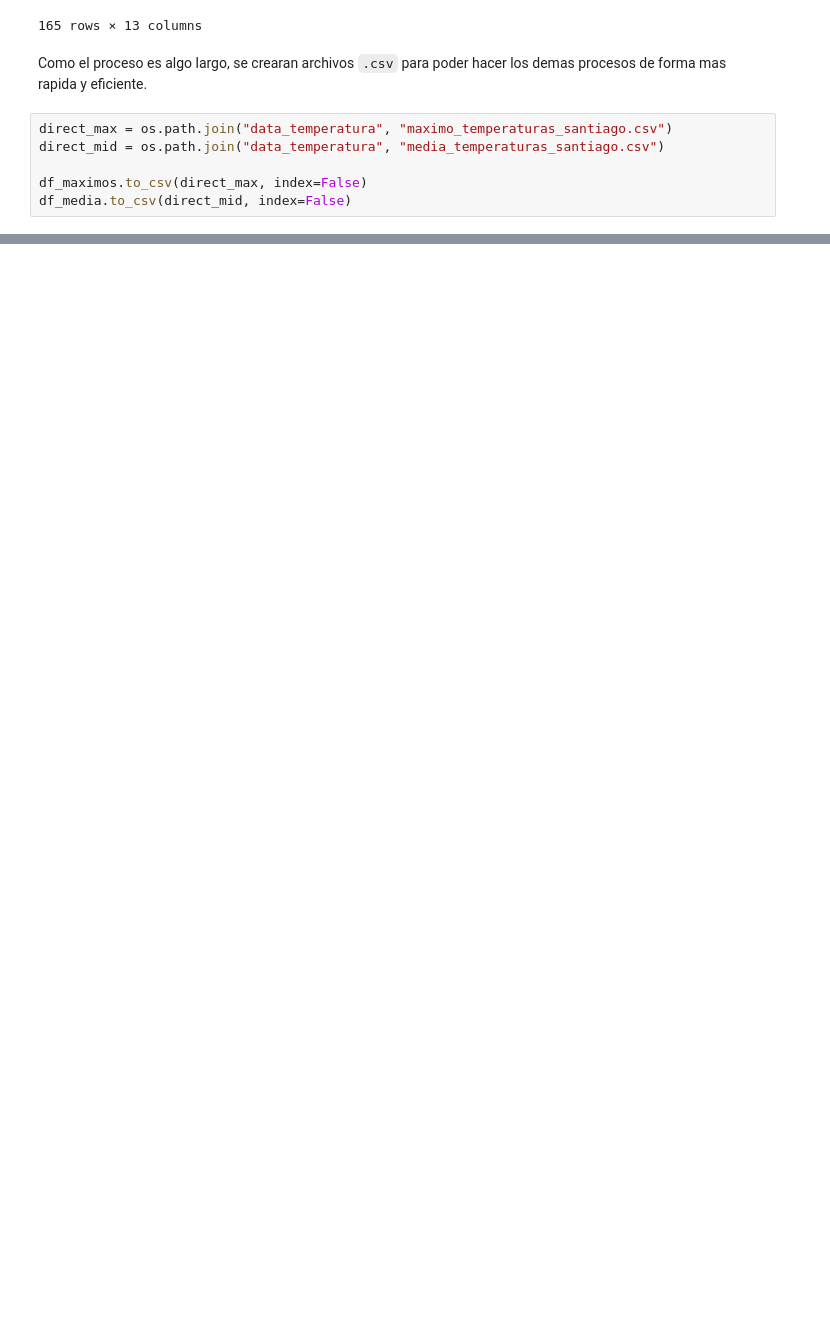
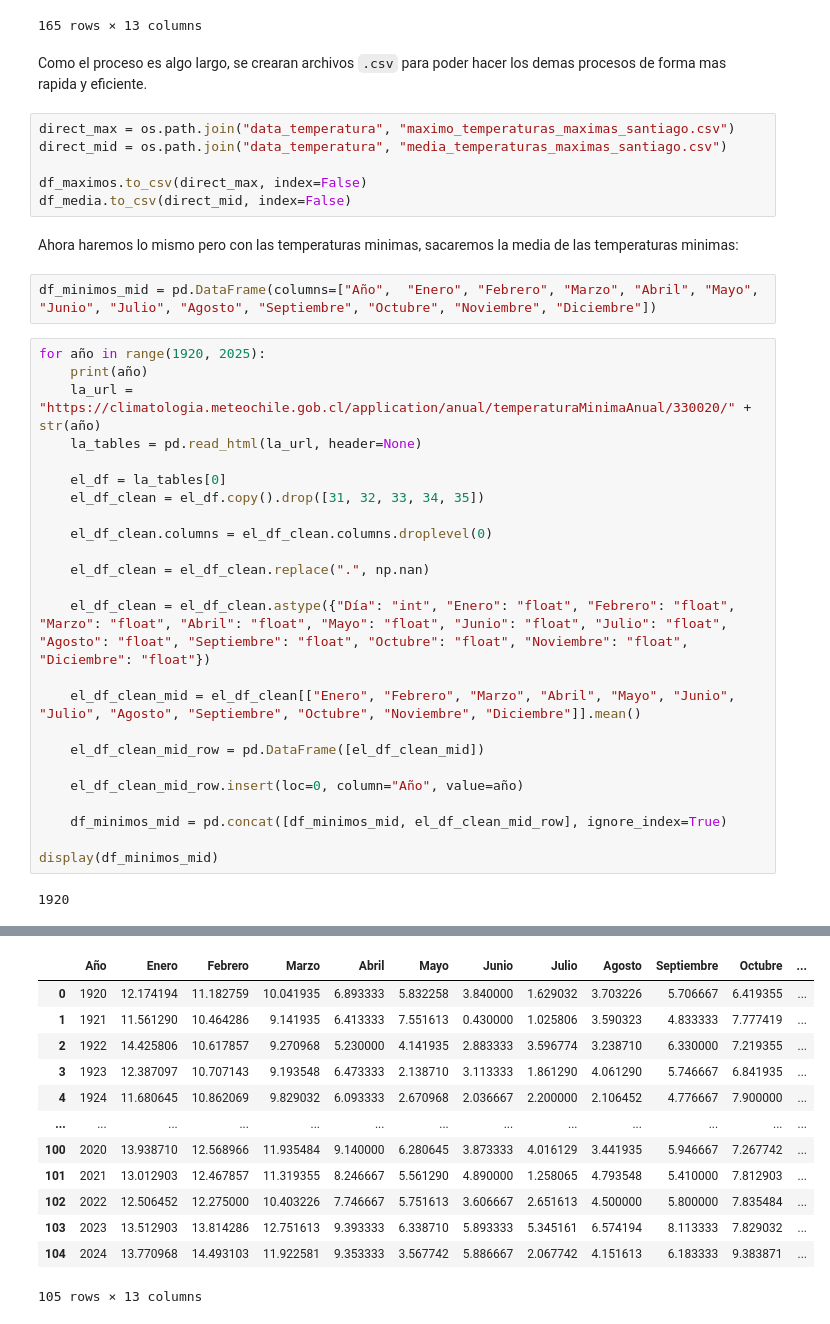
Before and after one commit to juaco-21/Proyect_IMT2200_Idea, a Jupyter notebook: notebooks/ETL.ipynb, the cells around one changed output, grey strips where cells are left out. Saved outputs shown, nothing was run; the diff lists cells and outputs as text; blank space fills up the shorter version.

```diff
--- a/notebooks/ETL.ipynb
+++ b/notebooks/ETL.ipynb
@@ -240,8 +240,38 @@ df_media
 # %% [markdown]
 Como el proceso es algo largo, se crearan archivos `.csv` para poder hacer los demas procesos de forma mas rapida y eficiente.
 # %%
-direct_max = os.path.join("data_temperatura", "maximo_temperaturas_santiago.csv")
-direct_mid = os.path.join("data_temperatura", "media_temperaturas_santiago.csv")
+direct_max = os.path.join("data_temperatura", "maximo_temperaturas_maximas_santiago.csv")
+direct_mid = os.path.join("data_temperatura", "media_temperaturas_maximas_santiago.csv")
 
 df_maximos.to_csv(direct_max, index=False)
 df_media.to_csv(direct_mid, index=False)
+# %% [markdown]
+Ahora haremos lo mismo pero con las temperaturas minimas, sacaremos la media de las temperaturas minimas:
+# %%
+df_minimos_mid = pd.DataFrame(columns=["Año",  "Enero", "Febrero", "Marzo", "Abril", "Mayo", "Junio", "Julio", "Agosto", "Septiembre", "Octubre", "Noviembre", "Diciembre"])
+# %%
+for año in range(1920, 2025):
+    print(año)
+    la_url = "https://climatologia.meteochile.gob.cl/application/anual/temperaturaMinimaAnual/330020/" + str(año)
+    la_tables = pd.read_html(la_url, header=None)
+
+    el_df = la_tables[0]
+    el_df_clean = el_df.copy().drop([31, 32, 33, 34, 35])
+
+    el_df_clean.columns = el_df_clean.columns.droplevel(0)
+
+    el_df_clean = el_df_clean.replace(".", np.nan)
+
+    el_df_clean = el_df_clean.astype({"Día": "int", "Enero": "float", "Febrero": "float", "Marzo": "float", "Abril": "float", "Mayo": "float", "Junio": "float", "Julio": "float", "Agosto": "float", "Septiembre": "float", "Octubre": "float", "Noviembre": "float", "Diciembre": "float"})
+
+    el_df_clean_mid = el_df_clean[["Enero", "Febrero", "Marzo", "Abril", "Mayo", "Junio", "Julio", "Agosto", "Septiembre", "Octubre", "Noviembre", "Diciembre"]].mean()
+
+    el_df_clean_mid_row = pd.DataFrame([el_df_clean_mid])
+
+    el_df_clean_mid_row.insert(loc=0, column="Año", value=año)
+
+    df_minimos_mid = pd.concat([df_minimos_mid, el_df_clean_mid_row], ignore_index=True)
+
+display(df_minimos_mid)
+# %% [output]
+1920
@@ -247,0 +295,13 @@ df_media.to_csv(direct_mid, index=False)
+|  | Año | Enero | Febrero | Marzo | Abril | Mayo | Junio | Julio | Agosto | Septiembre | Octubre | ... |
+| 0 | 1920 | 12.174194 | 11.182759 | 10.041935 | 6.893333 | 5.832258 | 3.840000 | 1.629032 | 3.703226 | 5.706667 | 6.419355 | ... |
+| 1 | 1921 | 11.561290 | 10.464286 | 9.141935 | 6.413333 | 7.551613 | 0.430000 | 1.025806 | 3.590323 | 4.833333 | 7.777419 | ... |
+| 2 | 1922 | 14.425806 | 10.617857 | 9.270968 | 5.230000 | 4.141935 | 2.883333 | 3.596774 | 3.238710 | 6.330000 | 7.219355 | ... |
+| 3 | 1923 | 12.387097 | 10.707143 | 9.193548 | 6.473333 | 2.138710 | 3.113333 | 1.861290 | 4.061290 | 5.746667 | 6.841935 | ... |
+| 4 | 1924 | 11.680645 | 10.862069 | 9.829032 | 6.093333 | 2.670968 | 2.036667 | 2.200000 | 2.106452 | 4.776667 | 7.900000 | ... |
+| ... | ... | ... | ... | ... | ... | ... | ... | ... | ... | ... | ... | ... |
+| 100 | 2020 | 13.938710 | 12.568966 | 11.935484 | 9.140000 | 6.280645 | 3.873333 | 4.016129 | 3.441935 | 5.946667 | 7.267742 | ... |
+| 101 | 2021 | 13.012903 | 12.467857 | 11.319355 | 8.246667 | 5.561290 | 4.890000 | 1.258065 | 4.793548 | 5.410000 | 7.812903 | ... |
+| 102 | 2022 | 12.506452 | 12.275000 | 10.403226 | 7.746667 | 5.751613 | 3.606667 | 2.651613 | 4.500000 | 5.800000 | 7.835484 | ... |
+| 103 | 2023 | 13.512903 | 13.814286 | 12.751613 | 9.393333 | 6.338710 | 5.893333 | 5.345161 | 6.574194 | 8.113333 | 7.829032 | ... |
+| 104 | 2024 | 13.770968 | 14.493103 | 11.922581 | 9.353333 | 3.567742 | 5.886667 | 2.067742 | 4.151613 | 6.183333 | 9.383871 | ... |
+105 rows × 13 columns
```
Also changed, not shown: parts of 2 cells of this notebook.
